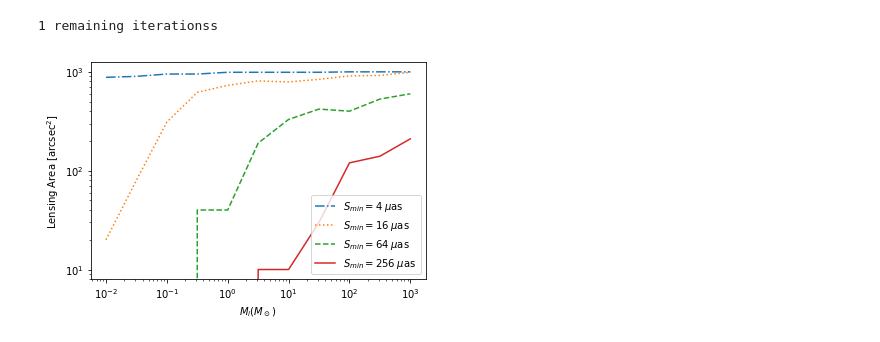
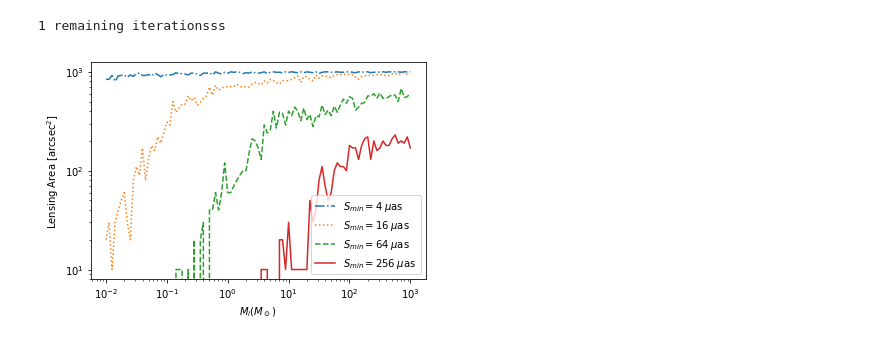
Before and after one commit to TWaddleton/Plot_Reproduction, a Jupyter notebook: Plot Reproduction.ipynb, the cells around one changed output. Drawn from its saved outputs; the diff is of its cells as text; code cells hidden in the pictures.

```diff
--- a/Plot Reproduction.ipynb
+++ b/Plot Reproduction.ipynb
@@ -131,40 +131,40 @@ def Mass_Plot(M):
 
     return A_lens[3],A_lens[2],A_lens[1],A_lens[0]
 # %%
-mass_range = np.logspace(-2,3,11)
+mass_range = np.logspace(-2,3,101)
 Area_4 = []
 Area_16 = []
 Area_64 = []
 Area_256 = []
 
 for a in range(np.size(mass_range)):
     Area_4.append(0)
     Area_16.append(0)
     Area_64.append(0)
     Area_256.append(0)
     Area_256[a], Area_64[a], Area_16[a], Area_4[a] = Mass_Plot(mass_range[a])
 
     print("{0} remaining iterations".format(np.size(mass_range) - a), end="\r")
 
 Area_4_np = np.array(Area_4)
 Area_16_np = np.array(Area_16)
 Area_64_np = np.array(Area_64)
 Area_256_np = np.array(Area_256)
 
 
 plt.plot(mass_range, Area_4_np, label = '$S_{min} = 4\; \mu$as', linestyle = '-.')
 plt.plot(mass_range, Area_16_np, label = '$S_{min} = 16\; \mu$as', linestyle = ':')
 plt.plot(mass_range, Area_64_np, label = '$S_{min} = 64\; \mu$as', linestyle = '--')
 plt.plot(mass_range, Area_256_np, label = '$S_{min} = 256\; \mu$as')
 plt.xscale('log')
 plt.yscale('log')
 plt.xlabel('$M_i(M_\odot)$')
 plt.ylabel('Lensing Area [arcsec$^2$]')
 plt.legend()
 plt.show()
 # %% [output]
-1 remaining iterationss
+1 remaining iterationsss
-[figure, old version]
+[figure, new version]
 # %%
 def h(x,y):
     return y*x**2
```
